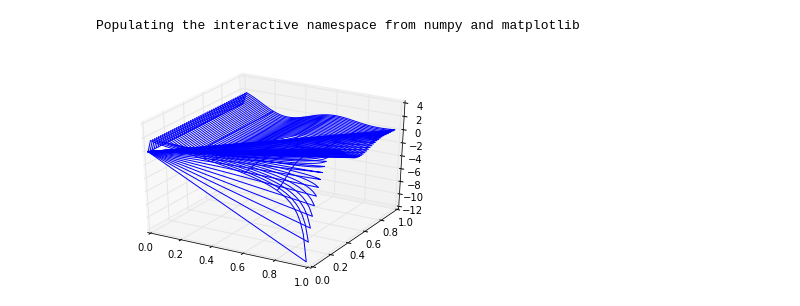
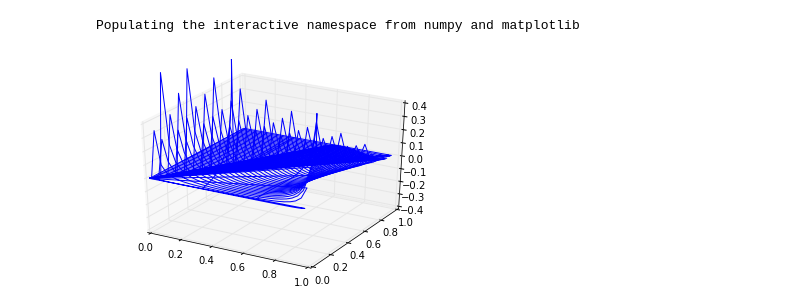
Before and after one commit to daniel-lozano/Thesis, a Jupyter notebook: 3D .ipynb, the cells around one changed output. Cells and saved outputs as stored; diff of their text form; code cells hidden in the pictures.

```diff
--- a/3D .ipynb
+++ b/3D .ipynb
@@ -9,14 +9,16 @@ import numpy as np
 Populating the interactive namespace from numpy and matplotlib
 # %%
 M=1#0.51*10**6
-Dt=10
+
 A=500
-A1=50
+A1=30
 # %%
 #Matrices que se llenaran
 X=zeros((A,A))#maximo valor para X es 1 para tomar problema de tunelamiento E/V_{0}
 E=zeros((A,A))#valor de las energias w que se tomara
 B=zeros((A,A))#valor de a_{w}**2/w
+a=0.01
+
 
 #valores maximos en X,Y y Z
 z=[]
@@ -36,39 +38,41 @@ for i in range(len(z)):
     for j in range(len(x)):
 
         if(x[j]>=z[i]):
             b=0
         if(x[j]<z[i]):
-            a1=(1/M)*((2.0/x[j]+2) -sqrt(4.0*z[i]*((1-z[i])/x[j]**2+1/x[j]))    )#-sqrt(4.0*z[i]*((1-z[i])/x[j]**2+1/x[j]))
-            a2=(4.0/x[j]-4*z[i]/x[j]+2-sqrt(4.0*(1-z[i])*((1-z[i])/x[j]**2+1/x[j])))/M
-            a3=(2.0/M)*cos(x[j]*Dt)*(2.0*((1-z[i])/x[j]+1)+sqrt(4*z[i]*(1-z[i])/x[j]**2)-(sqrt(1-z[i])+sqrt(z[i]))*sqrt(4*(1/x[j] + (1-z[i])/x[j]**2))  )
+            Dt=a*sqrt(M/(2*1-2*z[i]))
+            #Dt=a*sqrt(M/(2*1-2*X1+2*Egamma1[i]))
+            a1=( ( (  sqrt(2*(1-z[i]+x[j])/M)   -   sqrt(2*z[i]/M)      )**2 )/x[j])
+            a2=(((  sqrt(2*(z[i]-x[j])/M)   -     sqrt(2*(1-z[i])/M)  )**2 )/x[j])
+            a3=( 2*(cos(x[j]*Dt)/x[j])* ((sqrt(2*(1-z[i]+x[j])/M)   -  sqrt(2*z[i]/M))*(sqrt(2*(z[i]-x[j])/M)   - sqrt(2*(1-z[i])/M))) )
             b=a1+a2+a3
 
 
         X[i][j]=z[i]
         E[i][j]=x[j]
-        B[i][j]=a3 #sin(2*pi*x[i])*sin(2*pi*x[j])
+        B[i][j]=b #sin(2*pi*x[i])*sin(2*pi*x[j])
 
 
 
 from mpl_toolkits.mplot3d import axes3d
 import matplotlib.pyplot as plt
 import numpy as np
 
 fig = plt.figure()
 ax = fig.add_subplot(111, projection='3d')
 ax.plot_wireframe(X,E, B, rstride=10, cstride=10)
-
+ax.set_zlim(-.4, 0.4)
 
 
 
 
 
 plt.show()
 
 #print shape(X),shape(E),shape(B)
 #print "X es \n",X,"\n E es \n", E
 # %% [output]
-[figure, old version]
+[figure, new version]
 # %%
 from mpl_toolkits.mplot3d import Axes3D
 from matplotlib import cm
```
Also changed, not shown: parts of 2 cells of this notebook.
